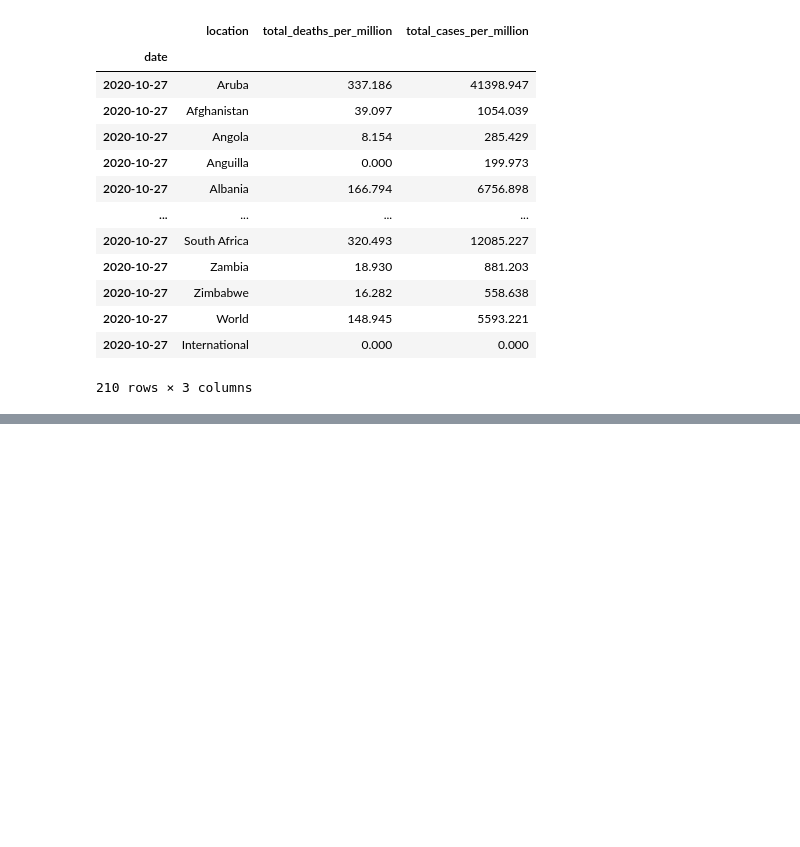
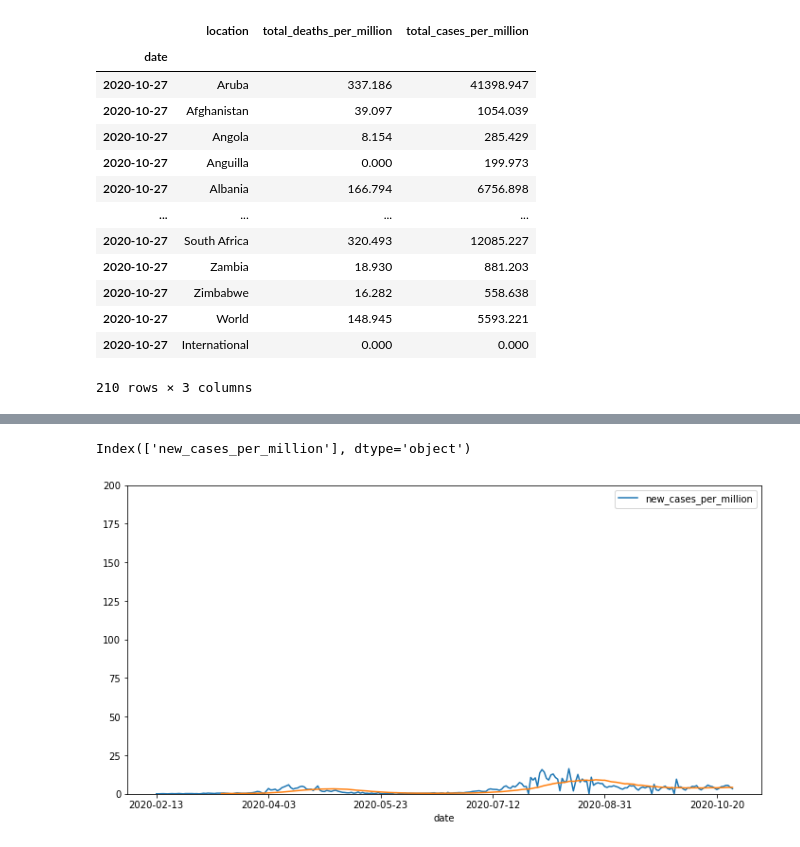
Before and after one commit to nikitaagarwala16/Breaking-down-Covid-19, a Jupyter notebook: Our World In Data Covid Dataset Analysis.ipynb, the cells around one changed output, grey strips where cells are left out. Saved outputs shown, nothing was run; the diff lists cells and outputs as text; code cells hidden in the pictures; blank space fills up the shorter version.

```diff
--- a/Our World In Data Covid Dataset Analysis.ipynb
+++ b/Our World In Data Covid Dataset Analysis.ipynb
@@ -276,0 +319,5 @@ scatter_plot('2020-10-27', 'total_deaths_per_million', 'total_cases_per_million'
+# %%
+plot_covid_data('Japan', 'new_cases_per_million', True)
+# %% [output]
+Index(['new_cases_per_million'], dtype='object')
+[figure, added]
```
Also changed, not shown: parts of 3 cells of this notebook, 2 other files.
